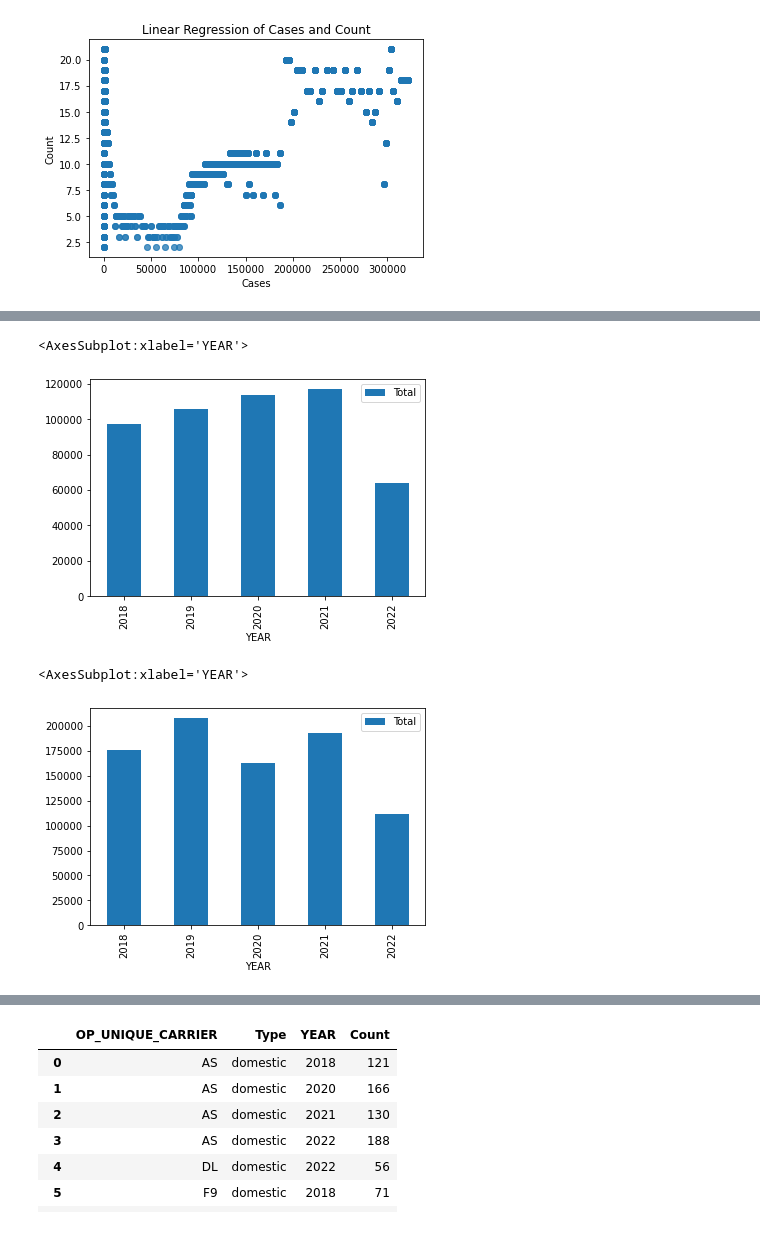
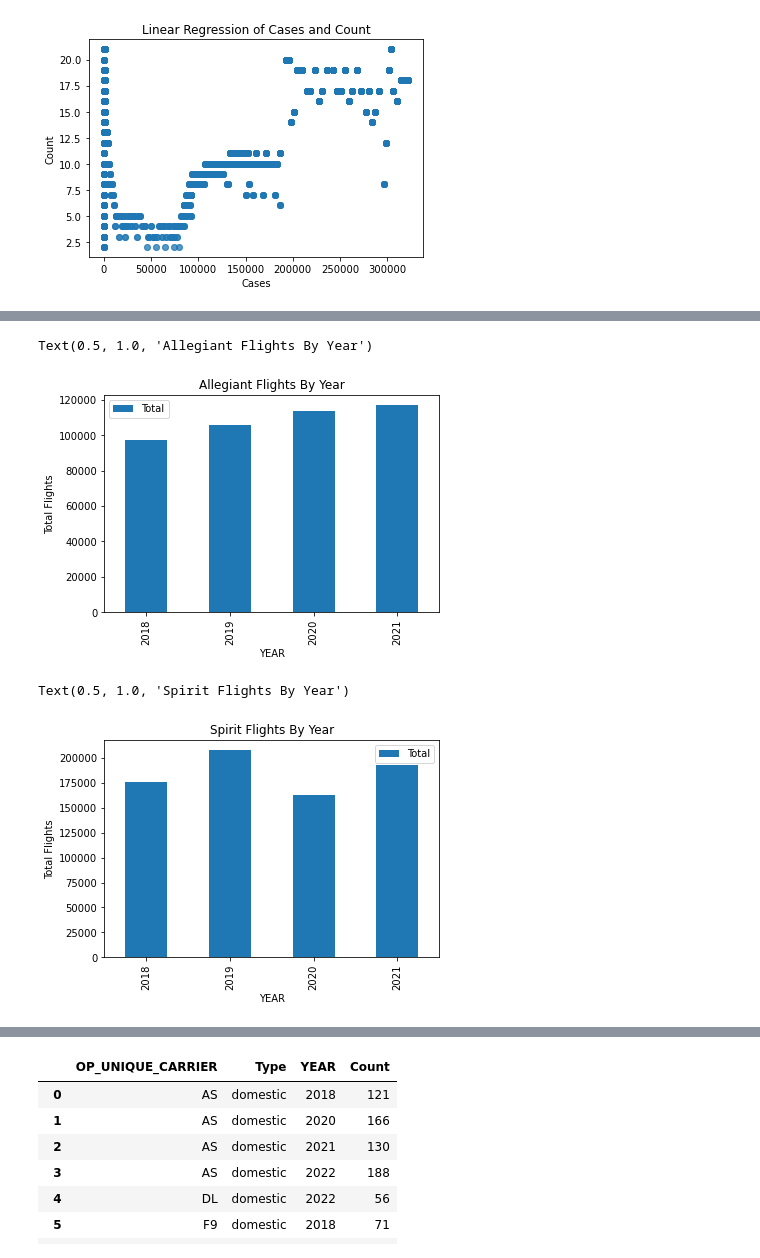
Before and after one commit to f4seth/econ695, a Jupyter notebook: project.ipynb, the cells around one changed output, grey strips where cells are left out. Drawn from its saved outputs; the diff is of its cells as text; code cells hidden in the pictures.

```diff
--- a/project.ipynb
+++ b/project.ipynb
@@ -435,11 +464,17 @@ counts_f9.plot(x='YEAR', y='Total', kind='bar')
 # %%
-counts_g4.plot(x='YEAR', y='Total', kind='bar')
+# Allegiant
+counts_g4.drop(4).plot(x='YEAR', y='Total', kind='bar')
+plt.ylabel("Total Flights")
+plt.title("Allegiant Flights By Year")
 # %% [output]
-<AxesSubplot:xlabel='YEAR'>
+Text(0.5, 1.0, 'Allegiant Flights By Year')
-[figure, old version]
+[figure, new version]
 # %%
-counts_nk.plot(x='YEAR', y='Total', kind='bar')
+#Spirit
+counts_nk.drop(4).plot(x='YEAR', y='Total', kind='bar')
+plt.ylabel("Total Flights")
+plt.title("Spirit Flights By Year")
 # %% [output]
-<AxesSubplot:xlabel='YEAR'>
+Text(0.5, 1.0, 'Spirit Flights By Year')
-[figure, old version]
+[figure, new version]
 # %%
```
Also changed, not shown: parts of 14 cells of this notebook.
